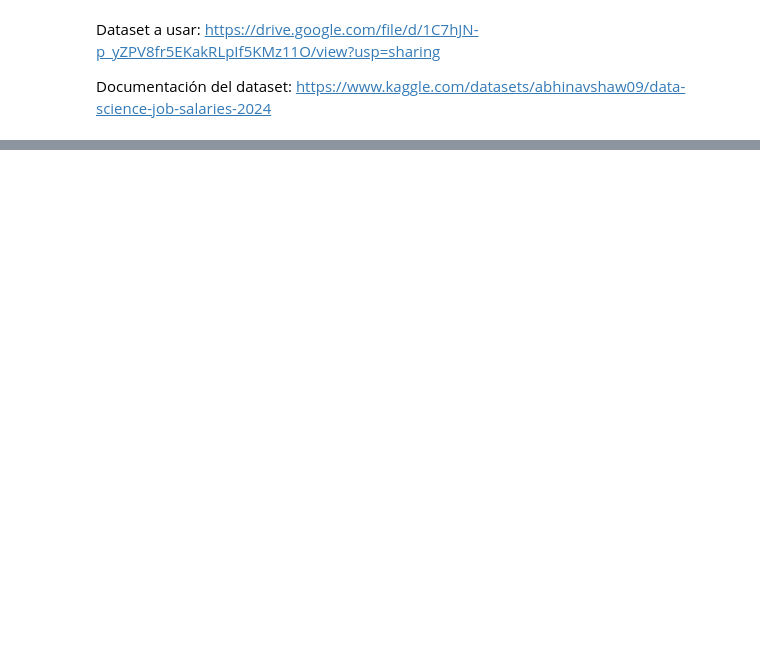
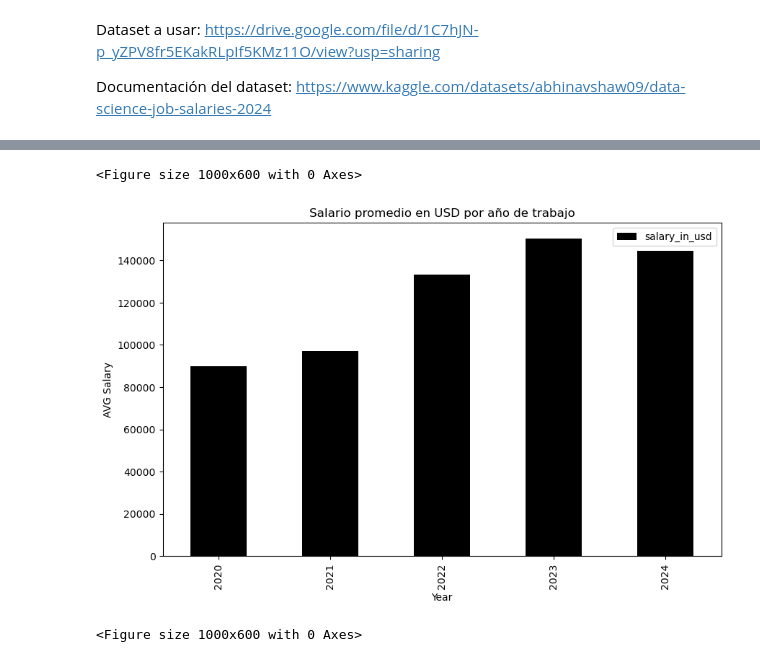
Before and after one commit to lnastri25/IA_UCEMA, a Jupyter notebook: repaso_librerias/Ejercicio_Repaso.ipynb, the cells around one changed output, grey strips where cells are left out. Drawn from its saved outputs; the diff is of its cells as text; code cells hidden in the pictures; blank space fills up the shorter version.

```diff
--- a/repaso_librerias/Ejercicio_Repaso.ipynb
+++ b/repaso_librerias/Ejercicio_Repaso.ipynb
@@ -16,0 +160,4 @@ c. Reemplazar los valores o algún valor de alguna columna
+# %%
+from funciones.funciones_repaso import remove_outliers
+
+salaries = remove_outliers(salaries, "salary_in_usd", outliers_salary_usd)
@@ -28,0 +232,3 @@ d. ¿Es verdad que las personas que trabajan en una compañía de su mismo país
+# %%
+avg_salaries_per_year = salaries.groupby("work_year").agg({"salary_in_usd":"mean"}).sort_values(by="work_year").reset_index()
+avg_salaries_per_year
@@ -28,0 +242,8 @@ d. ¿Es verdad que las personas que trabajan en una compañía de su mismo país
+# %%
+avg_salaries_per_year.plot(kind='bar', x='work_year', y='salary_in_usd', color='black', figsize=(10, 6))
+plt.xlabel("Year"), plt.ylabel("AVG Salary"), plt.title('Salario promedio en USD por año de trabajo')
+plt.figure(figsize=(10, 6))
+# %% [output]
+<Figure size 1000x600 with 0 Axes>
+[figure, added]
+<Figure size 1000x600 with 0 Axes>
```
Also changed, not shown: parts of 34 cells of this notebook, 1 other file.
